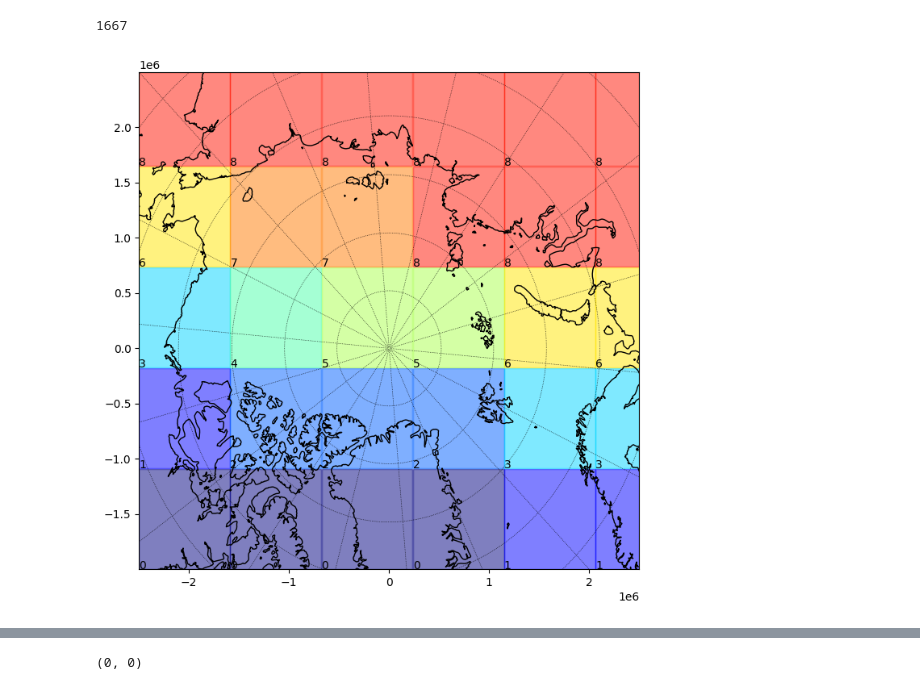
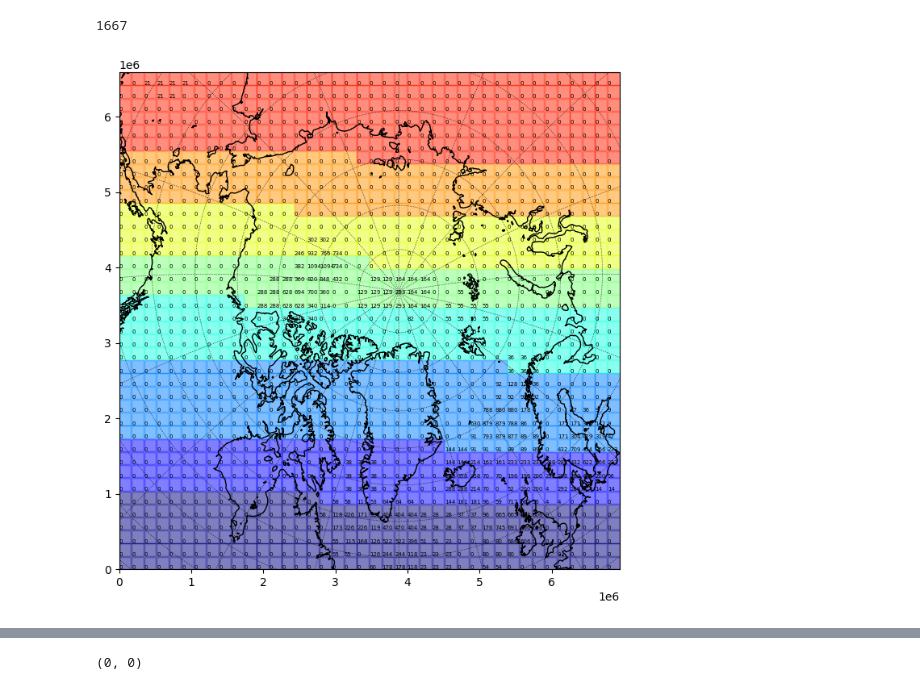
Before and after one commit to nansencenter/NEDAS, a Jupyter notebook: tutorials/spatial_partition.ipynb, the cells around one changed output, grey strips where cells are left out. Saved outputs shown, nothing was run; the diff lists cells and outputs as text; code cells hidden in the pictures.

```diff
--- a/tutorials/spatial_partition.ipynb
+++ b/tutorials/spatial_partition.ipynb
@@ -6,7 +7,8 @@ import assim_tools
 import sys, os, time
 # %%
-comm = assim_tools.parallel_start()
-nproc = 9
-comm.size = nproc
+c.comm = parallel_start()
+c.nproc = 8
+c.comm.size = c.nproc
 # %%
-state_info = assim_tools.parse_state_info(c)
+state_info = parse_state_info(c)
+obs_info = parse_obs_info(c)
@@ -33,3 +17,5 @@ state_info
+# %%
+obs_inds = np.load('/cluster/work/users/yingyue/obs_inds.1.npy', allow_pickle=True).item()
 # %%
 nfld = len(state_info['fields'])
 nens = c.nens
@@ -42,31 +28,33 @@ np.max([len(fld_lst) for pid,fld_lst in fld_list_proc.items()])
 # %% [output]
 1667
 # %%
-nx_tile = int(np.round(np.sqrt(nx*ny/nproc/3)))
+nx_tile = np.minimum(20, int(np.round(np.sqrt(c.nx*c.ny/c.nproc/3))))
 #nx_tile = int(np.round(c.dx_tile/c.dx))
-tile_list = [(i, np.minimum(i+nx_tile, nx), j, np.minimum(j+nx_tile, ny))
-             for j in np.arange(0, ny, nx_tile) for i in np.arange(0, nx, nx_tile)]
+tile_list = [(i, np.minimum(i+nx_tile, c.nx), j, np.minimum(j+nx_tile, c.ny))
+             for j in np.arange(0, c.ny, nx_tile) for i in np.arange(0, c.nx, nx_tile)]
 mask = c.mask
 nloc_tile = np.array([np.sum((~mask[j1:j2, i1:i2]).astype(int)) for i1,i2,j1,j2 in tile_list])
 nobs_tile = 0
 load_on_tile = np.maximum(nloc_tile, 1) * np.maximum(nobs_tile, 1)
-tile_list_proc = assim_tools.distribute_tasks(comm, tile_list, load_on_tile)
+tile_list_proc = distribute_tasks(c.comm, np.arange(len(tile_list)), load_on_tile)
 # %%
 ##show load on map
 fig, ax = plt.subplots(1, 1, figsize=(8,8))
 
 c.grid.plot_land(ax)
 
-cmap = [plt.cm.jet(x) for x in np.linspace(0, 1, nproc+1)]
+cmap = [plt.cm.jet(x) for x in np.linspace(0, 1, c.nproc+1)]
 
 x_ = c.grid.x[0, :]
 y_ = c.grid.y[:, 0]
-for p_id, t_list in tile_list_proc.items():
-    for i1,i2,j1,j2 in t_list:
+for p_id, t_id_list in tile_list_proc.items():
+    for t_id in t_id_list:
+        i1,i2,j1,j2 = tile_list[t_id]
+        obs_count = np.sum([len(obs_inds[r][t_id]) for r in obs_info['records'].keys()])
         ax.fill([x_[i1], x_[i1], x_[i2-1], x_[i2-1], x_[i1]], [y_[j1], y_[j2-1], y_[j2-1], y_[j1], y_[j1]], color=cmap[p_id], alpha=.5)
-        ax.text(x_[i1], y_[j1], '{}'.format(p_id))
+        ax.text(x_[i1], y_[j1], '{}'.format(obs_count), fontsize=5)
 # %% [output]
-[figure, old version]
+[figure, new version]
 # %%
 fig, ax = plt.subplots(1, 1, figsize=(8,8))
 
```
Also changed, not shown: parts of 4 cells of this notebook, 10 other files.
